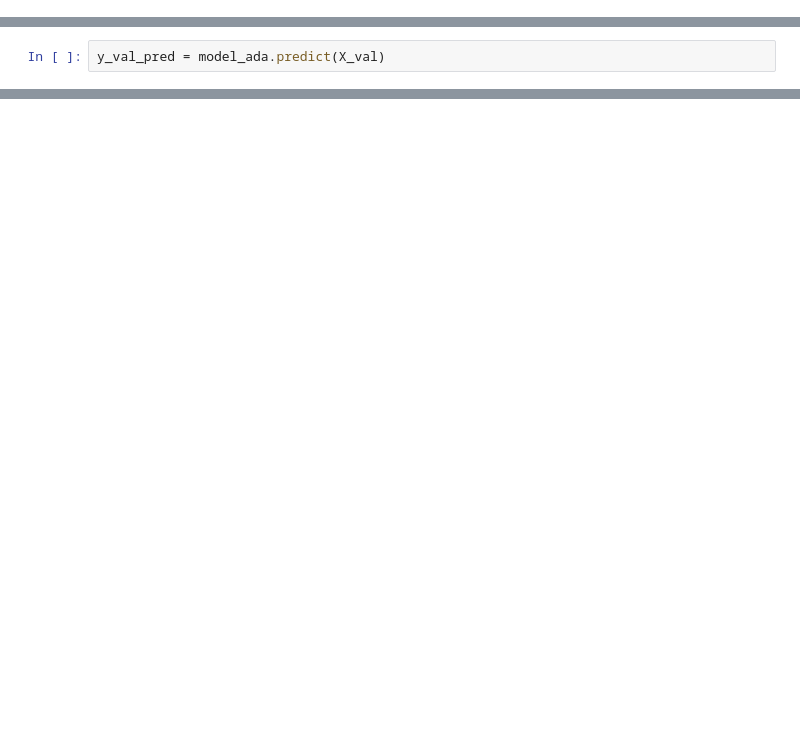
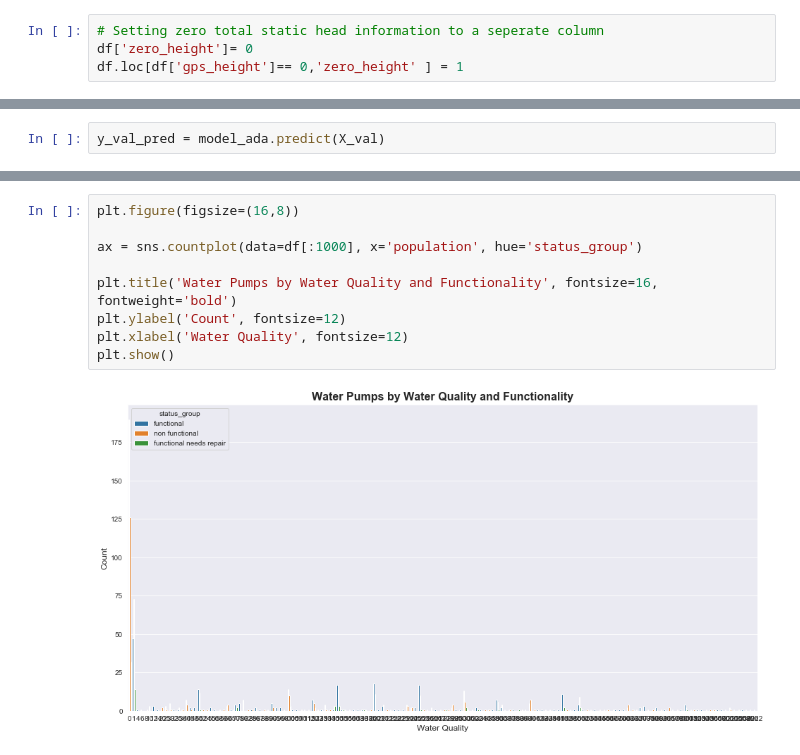
Before and after one commit to ArmanHussainDS/tanzania_water_well_classification, a Jupyter notebook: Competition Notebook.ipynb, the cells around one changed output, grey strips where cells are left out. Saved outputs shown, nothing was run; the diff lists cells and outputs as text; blank space fills up the shorter version.

```diff
--- a/Competition Notebook.ipynb
+++ b/Competition Notebook.ipynb
@@ -241,3 +248,7 @@ df.loc[df['gps_height']< 0,'gps_height'] = 0
 # %%
 df['zero_tsh']= 0
 df.loc[df['amount_tsh']== 0,'zero_tsh' ] = 1
+# %%
+# Setting zero total static head information to a seperate column
+df['zero_height']= 0
+df.loc[df['gps_height']== 0,'zero_height' ] = 1
@@ -687,0 +1202,11 @@ model_ada_tuned.best_score_
+# %%
+plt.figure(figsize=(16,8))
+
+ax = sns.countplot(data=df[:1000], x='population', hue='status_group')
+
+plt.title('Water Pumps by Water Quality and Functionality', fontsize=16, fontweight='bold')
+plt.ylabel('Count', fontsize=12)
+plt.xlabel('Water Quality', fontsize=12)
+plt.show()
+# %% [output]
+[figure, added]
```
Also changed, not shown: parts of 92 cells of this notebook, 2 other files.
